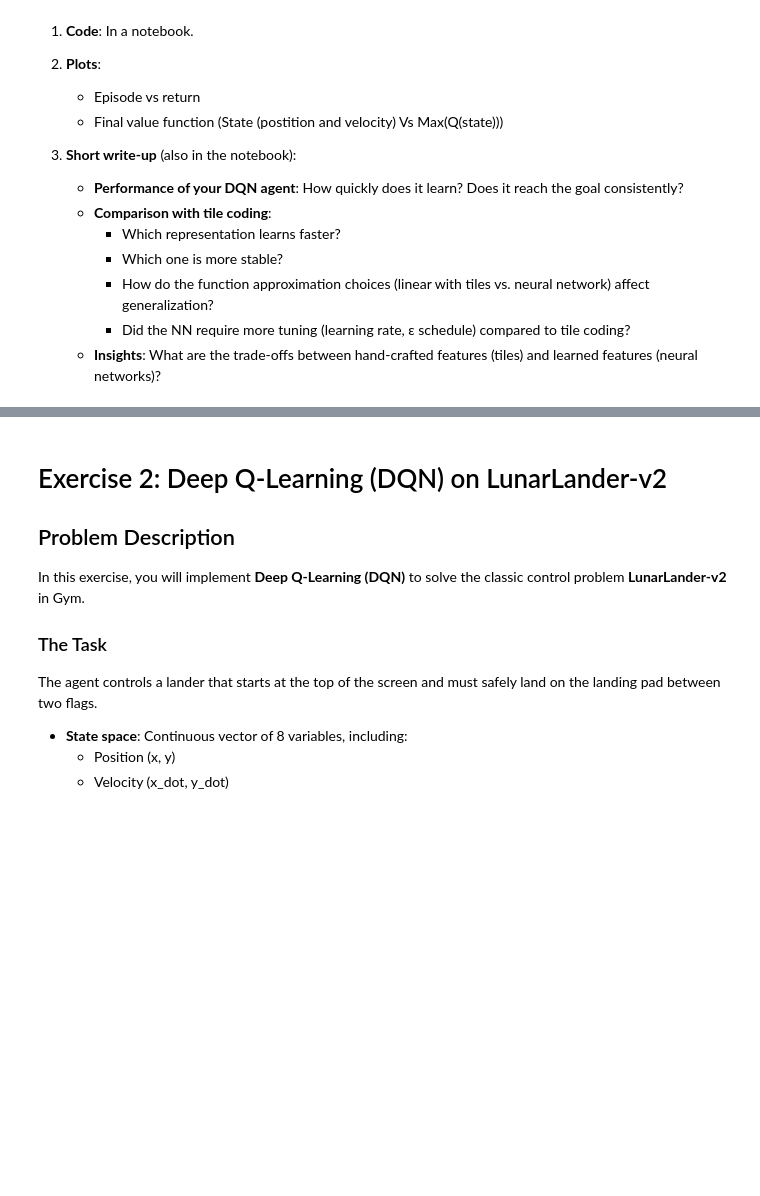
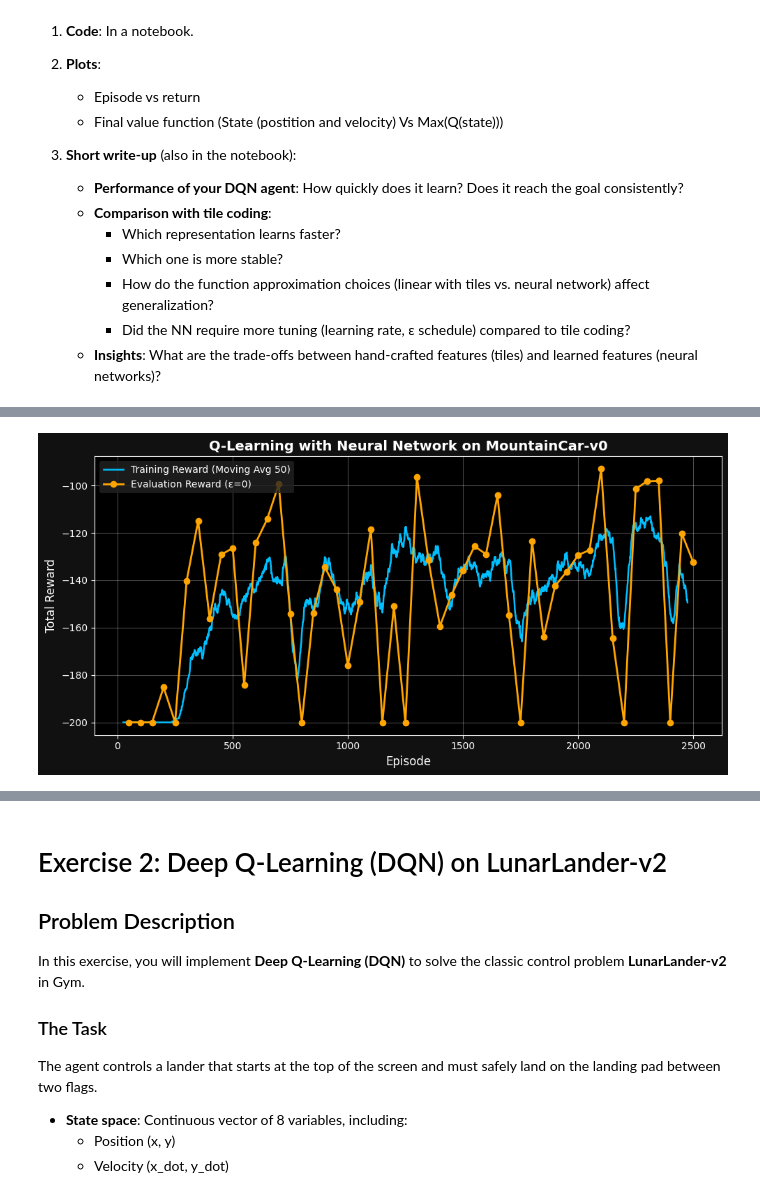
Before and after one commit to TongshuWu1/RL_CSE337_TonyWu, a Jupyter notebook: lab6_nonlinear.ipynb, the cells around one changed output, grey strips where cells are left out. Drawn from its saved outputs; the diff is of its cells as text; code cells hidden in the pictures; blank space fills up the shorter version.

```diff
--- a/lab6_nonlinear.ipynb
+++ b/lab6_nonlinear.ipynb
@@ -156,16 +184,3 @@ def train_dqn():
     optimizer.zero_grad()
     loss.backward()
     optimizer.step()
-# %%
-## MAIN Loop ###
-rewards_dqn = []
-
-for episode in range(num_episodes):
-  state = env.reset()[0]
-  total_reward = 0
-  done = False
-
-  while not done:
-    action = epsilon_greedy(state, epsilon)
-    next_state, reward, done, _, _ = env.step(action)
-    ############ TODO ###########
@@ -171,0 +259,33 @@ for episode in range(num_episodes):
+# %%
+
+window = 50
+if len(rewards_dqn) > window:
+    smooth_rewards = np.convolve(rewards_dqn, np.ones(window)/window, mode='valid')
+    smooth_episodes = np.arange(window//2, window//2 + len(smooth_rewards))
+else:
+    smooth_rewards = rewards_dqn
+    smooth_episodes = np.arange(len(rewards_dqn))
+
+
+plt.figure(figsize=(10,5), facecolor="#111111")
+plt.style.use("dark_background")
+
+
+plt.plot(smooth_episodes, smooth_rewards, color="deepskyblue", linewidth=1.8,
+         label=f"Training Reward (Moving Avg {window})")
+
+
+plt.plot(eval_eps, eval_rewards, "o-", color="orange", linewidth=2, markersize=6,
+         label="Evaluation Reward (ε=0)")
+
+
+plt.xlabel("Episode", fontsize=12)
+plt.ylabel("Total Reward", fontsize=12)
+plt.title("Q-Learning with Neural Network on MountainCar-v0", fontsize=14, weight='bold')
+
+plt.grid(alpha=0.3)
+plt.legend(facecolor="#222222", edgecolor="none", fontsize=10)
+plt.tight_layout()
+plt.show()
+# %% [output]
+[figure, added]
```
Also changed, not shown: parts of 15 cells of this notebook.
